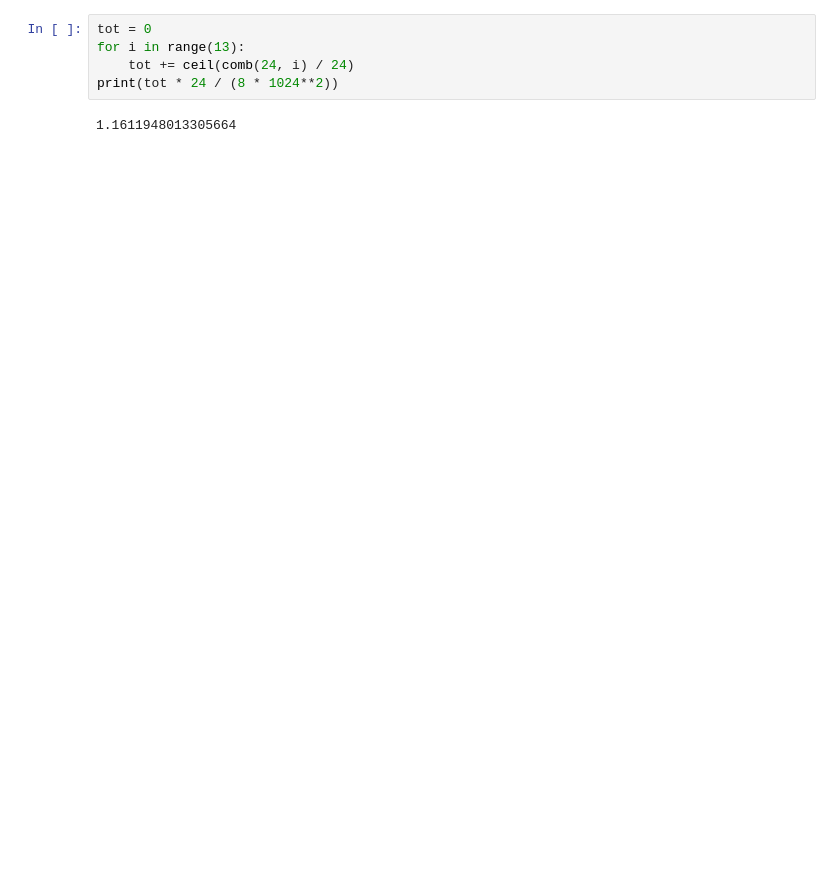
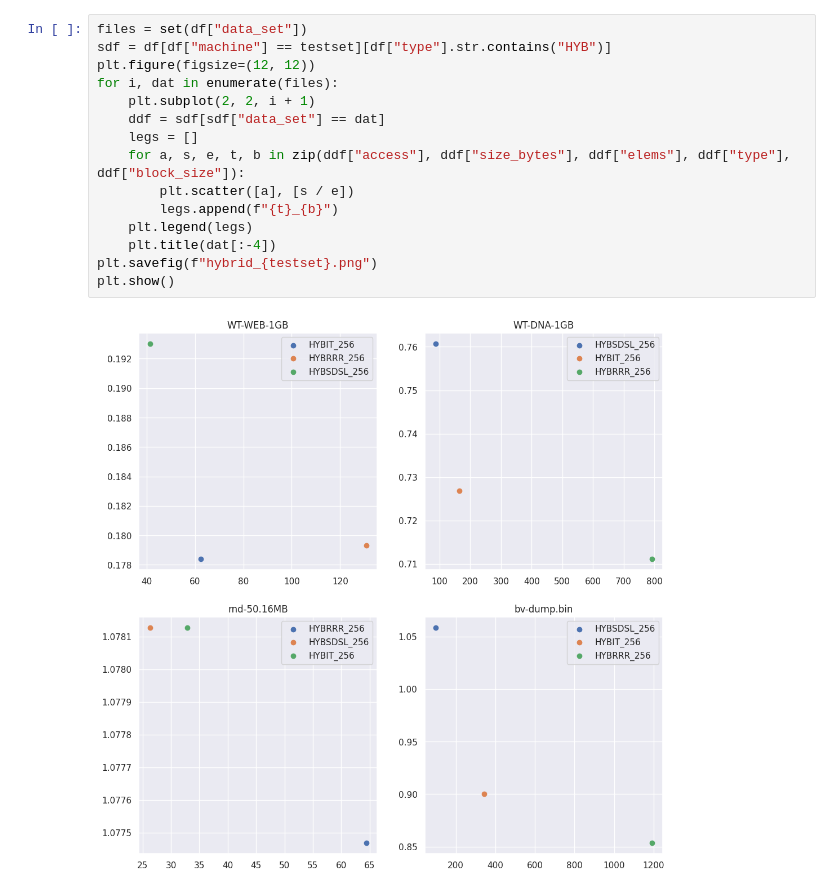
Before and after one commit to saskeli/h0_bv, a Jupyter notebook: results.ipynb, the cells around one changed output. Drawn from its saved outputs; the diff is of its cells as text; blank space fills up the shorter version.

```diff
--- a/results.ipynb
+++ b/results.ipynb
@@ -132,7 +178,17 @@ sorted(iterable, /, *, key=None, reverse=False)
 # %%
-tot = 0
-for i in range(13):
-    tot += ceil(comb(24, i) / 24)
-print(tot * 24 / (8 * 1024**2))
+files = set(df["data_set"])
+sdf = df[df["machine"] == testset][df["type"].str.contains("HYB")]
+plt.figure(figsize=(12, 12))
+for i, dat in enumerate(files):
+    plt.subplot(2, 2, i + 1)
+    ddf = sdf[sdf["data_set"] == dat]
+    legs = []
+    for a, s, e, t, b in zip(ddf["access"], ddf["size_bytes"], ddf["elems"], ddf["type"], ddf["block_size"]):
+        plt.scatter([a], [s / e])
+        legs.append(f"{t}_{b}")
+    plt.legend(legs)
+    plt.title(dat[:-4])
+plt.savefig(f"hybrid_{testset}.png")
+plt.show()
 # %% [output]
-1.1611948013305664
+[figure, added]
```
Also changed, not shown: parts of 8 cells of this notebook, 3 other files.
